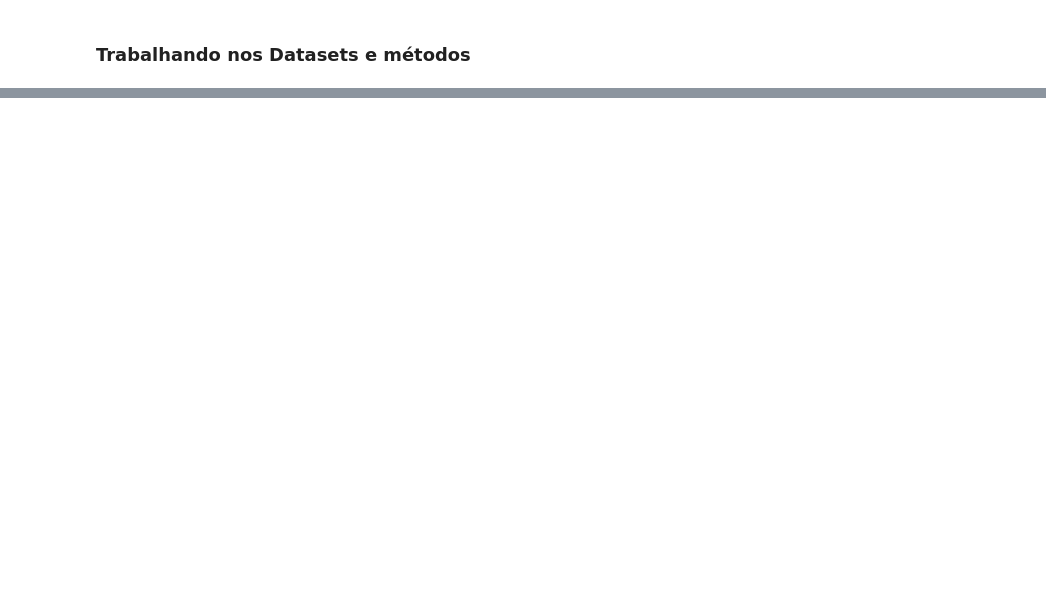
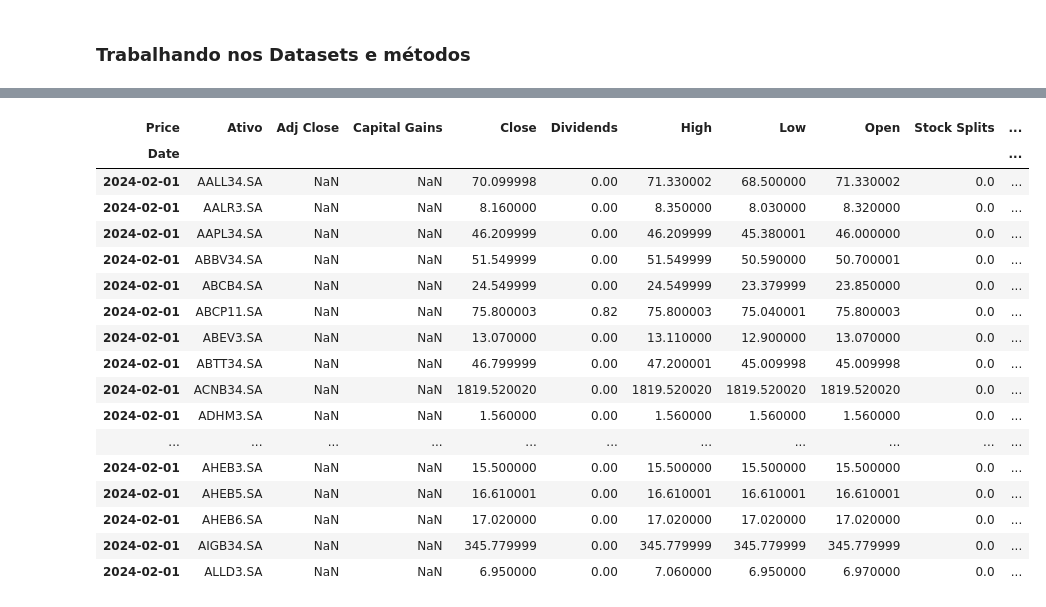
Before and after one commit to vitormiracca/DataEngineer-FinancialData, a Jupyter notebook: ExploracaoInicial/Mercado_Financeiro/ACOES/exp_acao.ipynb, the cells around one changed output, grey strips where cells are left out. Cells and saved outputs as stored; diff of their text form; code cells hidden in the pictures; blank space fills up the shorter version.

```diff
--- a/ExploracaoInicial/Mercado_Financeiro/ACOES/exp_acao.ipynb
+++ b/ExploracaoInicial/Mercado_Financeiro/ACOES/exp_acao.ipynb
@@ -281,0 +410,3 @@ Já conseguimos gerar uma base de dados bem completa de ações, com:
+# %%
+lista_investing = [x['symbol'] for x in ativos_br]
+lista_investing
@@ -281,0 +444,8 @@ Já conseguimos gerar uma base de dados bem completa de ações, com:
+# %%
+# Buscar lista completa de ativos negociados em bolsa B3 (acoes, fiis e etfs)
+
+lista_ativos_full = lista_fund.copy()
+lista_ativos_full.extend(lista_investing)
+lista_ativos_full = list(set(lista_ativos_full))
+print(len(lista_ativos_full))
+lista_ativos_full
@@ -281,0 +471,5 @@ Já conseguimos gerar uma base de dados bem completa de ações, com:
+# %%
+ativos = [f'{x}.SA' for x in lista_ativos_full]
+
+teste_history_full = yf.Tickers(ativos)
+teste_history_full.tickers
@@ -281,0 +494,4 @@ Já conseguimos gerar uma base de dados bem completa de ações, com:
+# %%
+df = teste_history_full.history(start='2024-02-01', end='2024-02-29')
+df = df.stack(level=1).rename_axis(['Date', 'Ativo']).reset_index(level=1)
+df.head()
@@ -281,0 +523,21 @@ Já conseguimos gerar uma base de dados bem completa de ações, com:
+# %%
+df.head(20)
+# %% [output]
+| Price | Ativo | Adj Close | Capital Gains | Close | Dividends | High | Low | Open | Stock Splits | ... |
+| Date |  |  |  |  |  |  |  |  |  | ... |
+| 2024-02-01 | AALL34.SA | NaN | NaN | 70.099998 | 0.00 | 71.330002 | 68.500000 | 71.330002 | 0.0 | ... |
+| 2024-02-01 | AALR3.SA | NaN | NaN | 8.160000 | 0.00 | 8.350000 | 8.030000 | 8.320000 | 0.0 | ... |
+| 2024-02-01 | AAPL34.SA | NaN | NaN | 46.209999 | 0.00 | 46.209999 | 45.380001 | 46.000000 | 0.0 | ... |
+| 2024-02-01 | ABBV34.SA | NaN | NaN | 51.549999 | 0.00 | 51.549999 | 50.590000 | 50.700001 | 0.0 | ... |
+| 2024-02-01 | ABCB4.SA | NaN | NaN | 24.549999 | 0.00 | 24.549999 | 23.379999 | 23.850000 | 0.0 | ... |
+| 2024-02-01 | ABCP11.SA | NaN | NaN | 75.800003 | 0.82 | 75.800003 | 75.040001 | 75.800003 | 0.0 | ... |
+| 2024-02-01 | ABEV3.SA | NaN | NaN | 13.070000 | 0.00 | 13.110000 | 12.900000 | 13.070000 | 0.0 | ... |
+| 2024-02-01 | ABTT34.SA | NaN | NaN | 46.799999 | 0.00 | 47.200001 | 45.009998 | 45.009998 | 0.0 | ... |
+| 2024-02-01 | ACNB34.SA | NaN | NaN | 1819.520020 | 0.00 | 1819.520020 | 1819.520020 | 1819.520020 | 0.0 | ... |
+| 2024-02-01 | ADHM3.SA | NaN | NaN | 1.560000 | 0.00 | 1.560000 | 1.560000 | 1.560000 | 0.0 | ... |
+| ... | ... | ... | ... | ... | ... | ... | ... | ... | ... | ... |
+| 2024-02-01 | AHEB3.SA | NaN | NaN | 15.500000 | 0.00 | 15.500000 | 15.500000 | 15.500000 | 0.0 | ... |
+| 2024-02-01 | AHEB5.SA | NaN | NaN | 16.610001 | 0.00 | 16.610001 | 16.610001 | 16.610001 | 0.0 | ... |
+| 2024-02-01 | AHEB6.SA | NaN | NaN | 17.020000 | 0.00 | 17.020000 | 17.020000 | 17.020000 | 0.0 | ... |
+| 2024-02-01 | AIGB34.SA | NaN | NaN | 345.779999 | 0.00 | 345.779999 | 345.779999 | 345.779999 | 0.0 | ... |
+| 2024-02-01 | ALLD3.SA | NaN | NaN | 6.950000 | 0.00 | 7.060000 | 6.950000 | 6.970000 | 0.0 | ... |
```
Also changed, not shown: parts of 27 cells of this notebook, 2 other files.
